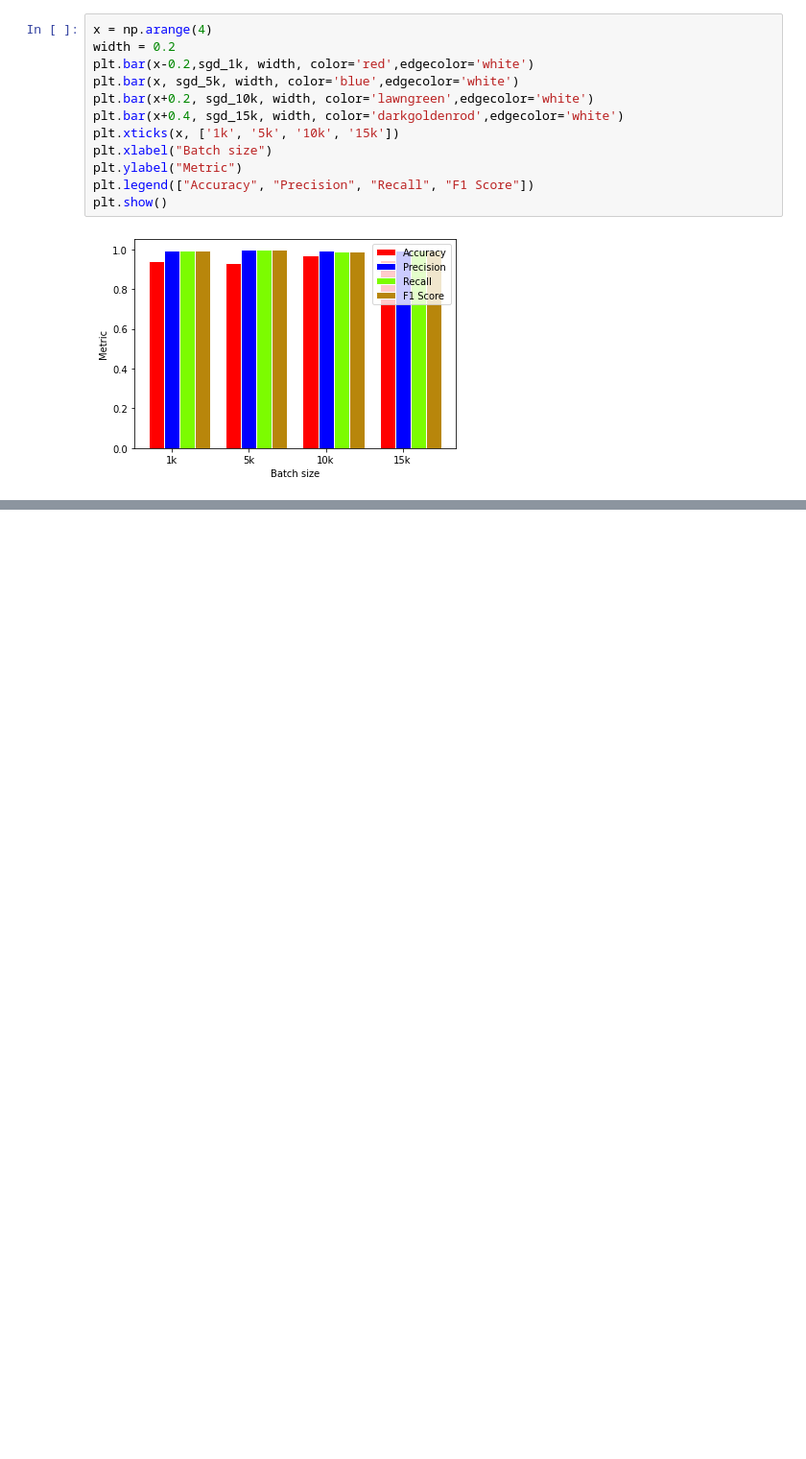
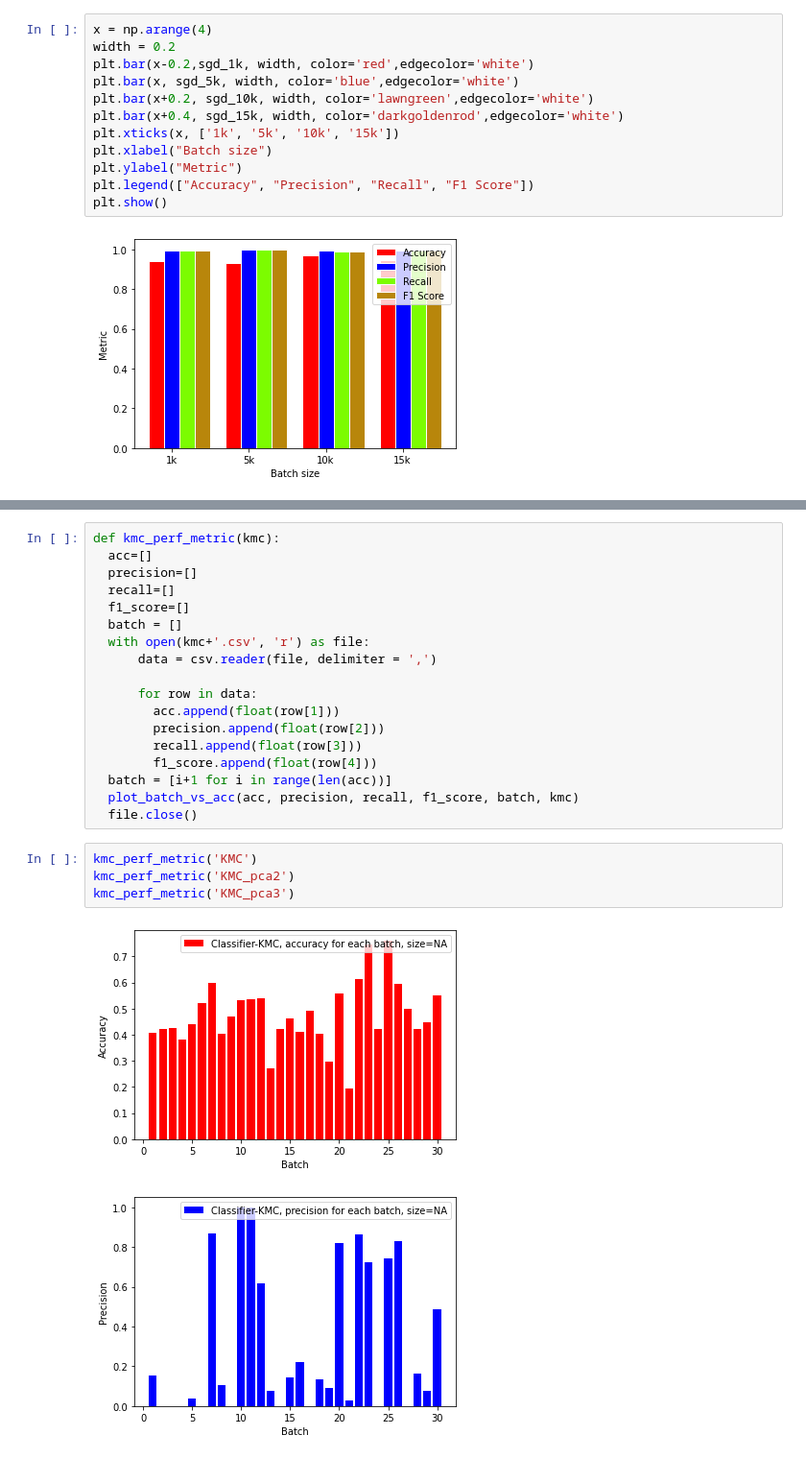
Before and after one commit to Abhishek4848/Email_Spam_Classifier, a Jupyter notebook: PerformanceMetrics_MLstreaming.ipynb, the cells around one changed output, grey strips where cells are left out. Shown at 96% size. Cells and saved outputs as stored; diff of their text form; blank space fills up the shorter version.

```diff
--- a/PerformanceMetrics_MLstreaming.ipynb
+++ b/PerformanceMetrics_MLstreaming.ipynb
@@ -183,0 +180,25 @@ plt.show()
+# %%
+def kmc_perf_metric(kmc):
+  acc=[]
+  precision=[]
+  recall=[]
+  f1_score=[]
+  batch = []
+  with open(kmc+'.csv', 'r') as file:
+      data = csv.reader(file, delimiter = ',')
+
+      for row in data:
+        acc.append(float(row[1]))
+        precision.append(float(row[2]))
+        recall.append(float(row[3]))
+        f1_score.append(float(row[4]))
+  batch = [i+1 for i in range(len(acc))]
+  plot_batch_vs_acc(acc, precision, recall, f1_score, batch, kmc)
+  file.close()
+# %%
+kmc_perf_metric('KMC')
+kmc_perf_metric('KMC_pca2')
+kmc_perf_metric('KMC_pca3')
+# %% [output]
+[figure, added]
+[figure, added]
```
Also changed, not shown: parts of 7 cells of this notebook.
